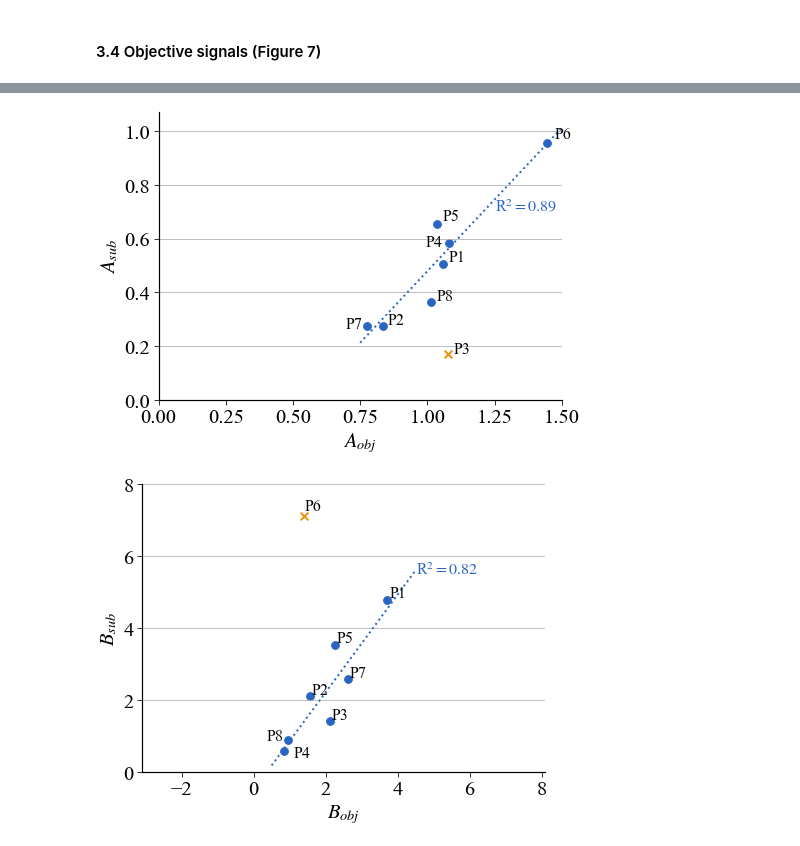
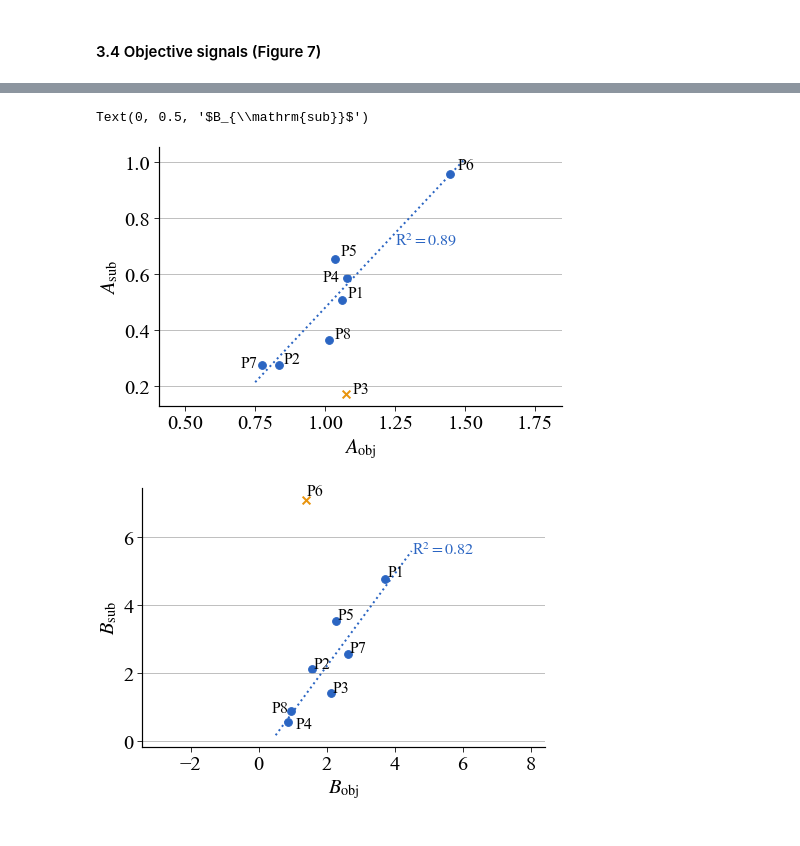
Before and after one commit to ChenChenGith/PODAR_individual_modeling_code, a Jupyter notebook: data_preprocess.ipynb, the cells around one changed output, grey strips where cells are left out. Saved outputs shown, nothing was run; the diff lists cells and outputs as text; code cells hidden in the pictures.

```diff
--- a/data_preprocess.ipynb
+++ b/data_preprocess.ipynb
@@ -784,47 +823,47 @@ obj_B_list = [3.715822219848633, 1.576579213142395, 2.126253843307495, 0.8500350
 sub_A_list = [0.5059422850608826, 0.27508944272994995, 0.17000000178813934, 0.5848498940467834, 0.654693603515625, 0.9557044506072998, 0.27345994114875793, 0.3641781210899353]
 sub_B_list = [4.764817714691162, 2.1246397495269775, 1.4296964406967163, 0.5749660134315491, 3.5374858379364014, 7.115493297576904, 2.573143720626831, 0.8856412768363953]
 # %%
-plt.figure()
+plt.figure(figsize=(7,4.5))
 # plt.axes([0.125,0.14, 0.82,0.74 / 0.85*0.82])
 plt.axes([0.14,0.14, 0.8, 0.8])
 for i in range(8):
     plt.scatter(obj_A_list[i], sub_A_list[i], c=color_map1[0] if i!=2 else color_map1[1], marker='o' if i!=2 else 'x', s=60)
     if i == 3:
         x, y = obj_A_list[i]*0.92, sub_A_list[i]*0.98
     elif i == 6:
         x, y = obj_A_list[i]*0.90, sub_A_list[i]*0.98
     else:
         x, y = obj_A_list[i]*1.02, sub_A_list[i]*1.02
     plt.text(x, y, 'P{}'.format(i+1), fontsize=16)
 plt.plot([0.75, 1.5], [1.0653*0.75-0.586, 1.0653*1.5-0.586], linestyle=':')
 plt.text(1.25,0.7, 'R$^2=0.89$', fontsize=16, c=color_map1[0])
 plt.axis('equal')
-plt.xlim(0,1.5)
-plt.ylim(0,1.5 /7*5)
-plt.xlabel('$A_{obj}$')
-plt.ylabel('$A_{sub}$')
-plt.savefig(r'e:\博后工作资料\01_研究工作\06_论文\03_PODAR_carlibration\PODAR_carlibration\images\fig014_A_vs.pdf')  # , bbox_inches='tight'
+# plt.xlim(0,1.5)
+# plt.ylim(0,1.5 /7*5)
+plt.xlabel('$A_{\mathrm{obj}}$')
+plt.ylabel('$A_{\mathrm{sub}}$')
+plt.savefig(r'E:\博后工作资料\01_研究工作\06_论文\03_PODAR_carlibration\PODAR_carlibration_clear_NC_template_clear\images\fig014_A_vs.pdf', bbox_inches='tight')  # , bbox_inches='tight'
 
-plt.figure()
+plt.figure(figsize=(7,4.5))
 # plt.axes([0.125,0.14, 0.85/0.86*0.83,0.83])
-plt.axes([0.14,0.14, 0.8, 0.8])
+plt.axes([0.14, 0.14, 0.8, 0.8])
 for i in range(8):
     plt.scatter(obj_B_list[i], sub_B_list[i], c=color_map1[0] if i!=5 else color_map1[1], marker='o' if i!=5 else 'x', s=60)
     if i == 7:
         x, y = obj_B_list[i]*0.4, sub_B_list[i]*0.98
     elif i == 3:
         x, y = obj_B_list[i]*1.3, sub_B_list[i]*0.7
     else:
         x, y = obj_B_list[i]*1.02, sub_B_list[i]*1.02
     plt.text(x, y, 'P{}'.format(i+1), fontsize=16)
 plt.plot([0.5, 4.5], [1.3553*0.5-0.495, 1.3553*4.5-0.495], linestyle=':')
 plt.text(4.5, 5.5, 'R$^2=0.82$', fontsize=16, c=color_map1[0])
-plt.xlim(0,8)
+# plt.xlim(0,8)
 plt.axis('equal')
-plt.ylim(0,8)
-plt.xlabel('$B_{obj}$')
-plt.ylabel('$B_{sub}$')
-plt.savefig(r'e:\博后工作资料\01_研究工作\06_论文\03_PODAR_carlibration\PODAR_carlibration\images\fig015_B_vs.pdf')  # , bbox_inches='tight'
+# plt.ylim(0,8.0)
+plt.xlabel('$B_{\mathrm{obj}}$')
+plt.ylabel('$B_{\mathrm{sub}}$')
 # %% [output]
+Text(0, 0.5, '$B_{\\mathrm{sub}}$')
-[figure, old version]
+[figure, new version]
-[figure, old version]
+[figure, new version]
```
Also changed, not shown: parts of 28 cells of this notebook.
